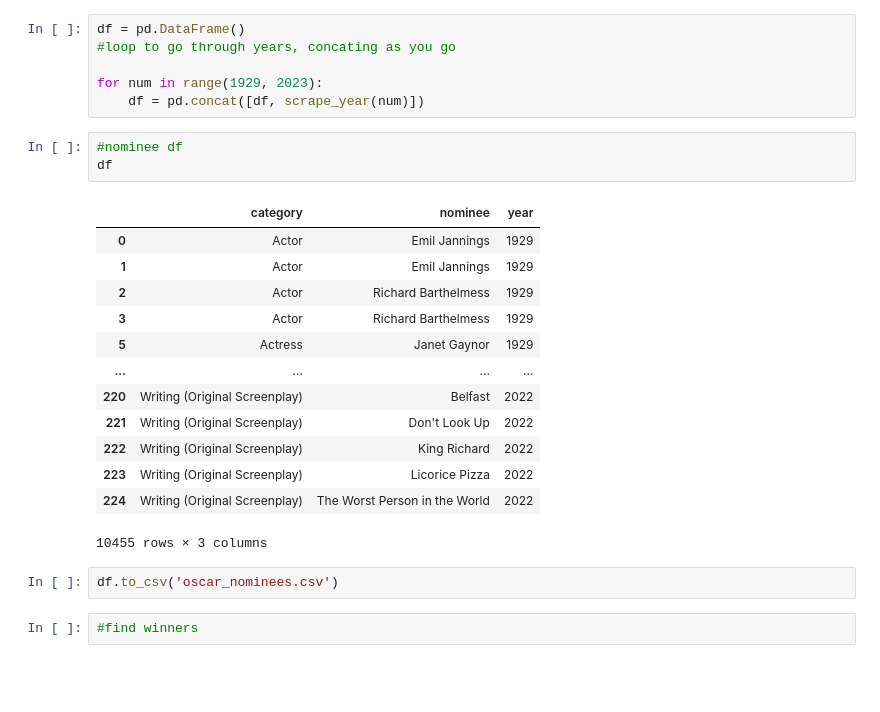
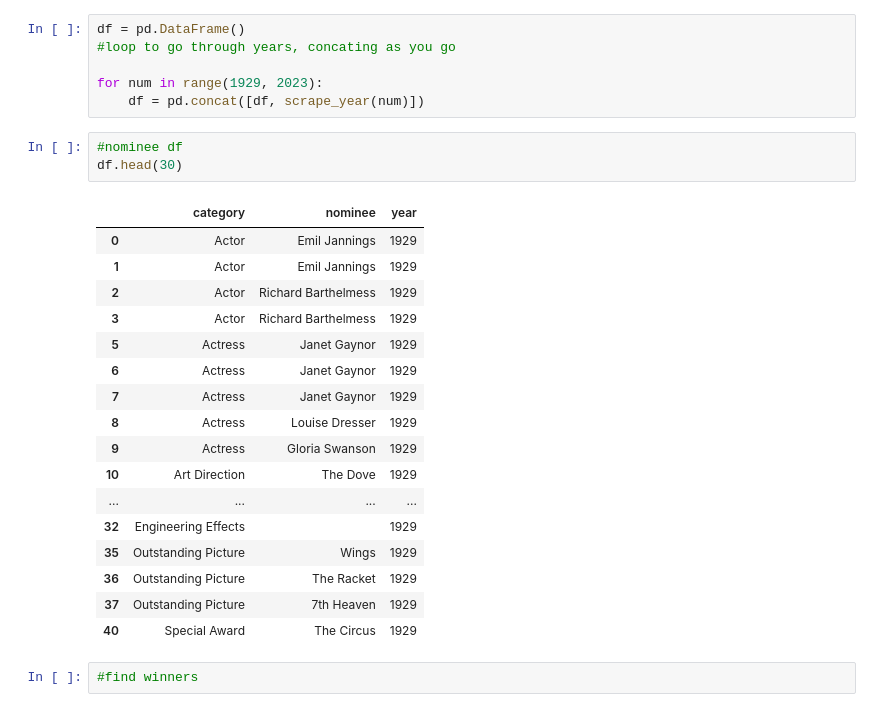
Before and after one commit to zoeteets/capstone, a Jupyter notebook: oscars.org_scrape_clean.ipynb, the cells around one changed output. Saved outputs shown, nothing was run; the diff lists cells and outputs as text; blank space fills up the shorter version.

```diff
--- a/oscars.org_scrape_clean.ipynb
+++ b/oscars.org_scrape_clean.ipynb
@@ -183,23 +186,25 @@ for num in range(1929, 2023):
     df = pd.concat([df, scrape_year(num)])
 # %%
 #nominee df
-df
+df.head(30)
 # %% [output]
 |  | category | nominee | year |
 | 0 | Actor | Emil Jannings | 1929 |
 | 1 | Actor | Emil Jannings | 1929 |
 | 2 | Actor | Richard Barthelmess | 1929 |
 | 3 | Actor | Richard Barthelmess | 1929 |
 | 5 | Actress | Janet Gaynor | 1929 |
+| 6 | Actress | Janet Gaynor | 1929 |
+| 7 | Actress | Janet Gaynor | 1929 |
+| 8 | Actress | Louise Dresser | 1929 |
+| 9 | Actress | Gloria Swanson | 1929 |
+| 10 | Art Direction | The Dove | 1929 |
 | ... | ... | ... | ... |
-| 220 | Writing (Original Screenplay) | Belfast | 2022 |
-| 221 | Writing (Original Screenplay) | Don't Look Up | 2022 |
-| 222 | Writing (Original Screenplay) | King Richard | 2022 |
-| 223 | Writing (Original Screenplay) | Licorice Pizza | 2022 |
-| 224 | Writing (Original Screenplay) | The Worst Person in the World | 2022 |
+| 32 | Engineering Effects |  | 1929 |
+| 35 | Outstanding Picture | Wings | 1929 |
+| 36 | Outstanding Picture | The Racket | 1929 |
+| 37 | Outstanding Picture | 7th Heaven | 1929 |
+| 40 | Special Award | The Circus | 1929 |
-10455 rows × 3 columns
-# %%
-df.to_csv('oscar_nominees.csv')
 # %%
 #find winners
 # %%
```
Also changed, not shown: parts of 30 cells of this notebook, 3 other files.
